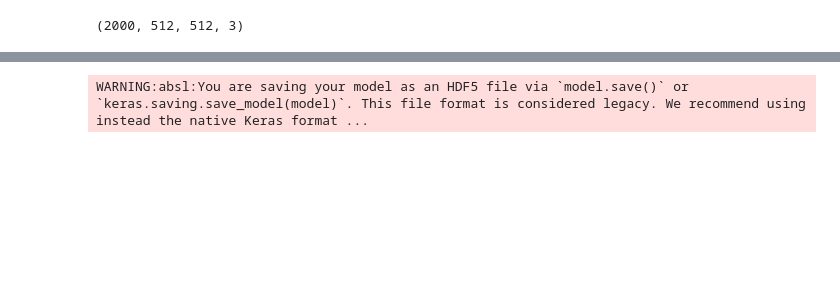
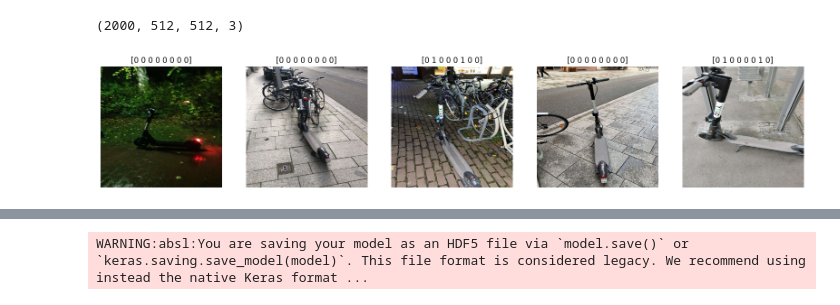
Before and after one commit to B0llerwagen/Data-Science-Case-Studies-SoSe24, a Jupyter notebook: julius_model/all_rules.ipynb, the cells around one changed output, grey strips where cells are left out. Drawn from its saved outputs; the diff is of its cells as text; code cells hidden in the pictures; blank space fills up the shorter version.

```diff
--- a/julius_model/all_rules.ipynb
+++ b/julius_model/all_rules.ipynb
@@ -13,6 +13,18 @@ augmented_labels = np.array(augmented_labels)
 augmented_images.shape
 # %% [output]
 (2000, 512, 512, 3)
+# %%
+#show 5 example images
+import matplotlib.pyplot as plt
+
+fig, axes = plt.subplots(1, 5, figsize=(20, 5))
+for i in range(5):
+    axes[i].imshow(augmented_images[i])
+    axes[i].set_title(augmented_labels[i])
+    axes[i].axis('off')
+plt.show()
+# %% [output]
+[figure, added]
 # %%
 augmented_labels = augmented_labels.astype(np.float32)
 # %%
```
Also changed, not shown: parts of 5 cells of this notebook, 1 other file.
